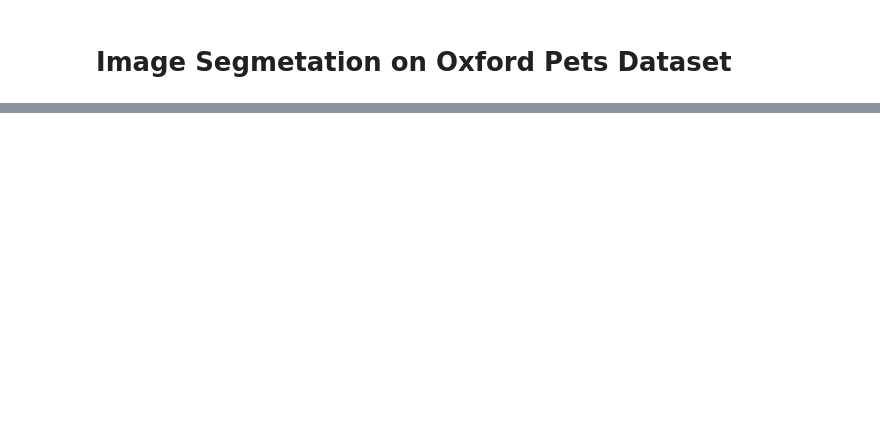
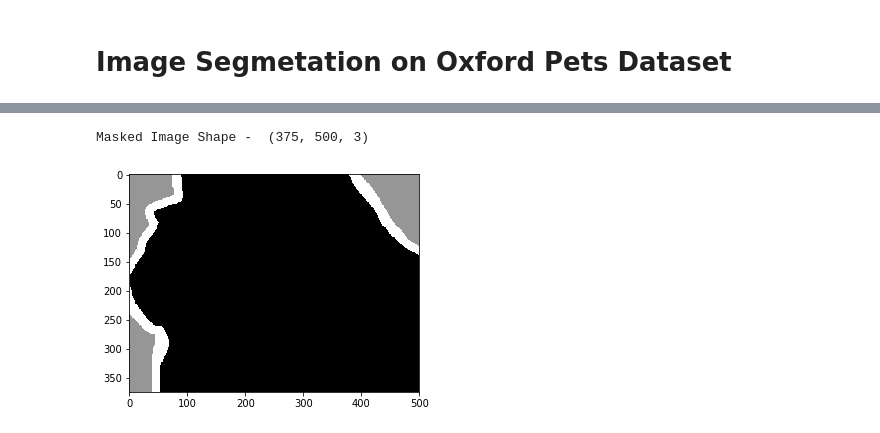
Before and after one commit to shivam-kotwalia/data-science-project, a Jupyter notebook: Image_Segmentation_on_Keras.ipynb, the cells around one changed output, grey strips where cells are left out. Cells and saved outputs as stored; diff of their text form; code cells hidden in the pictures; blank space fills up the shorter version.

```diff
--- a/Image_Segmentation_on_Keras.ipynb
+++ b/Image_Segmentation_on_Keras.ipynb
@@ -38,0 +73,10 @@ dtype: int64
+# %%
+masked_image = np.where(masked_image == 2, 150, masked_image)
+masked_image = np.where(masked_image == 1, 0, masked_image)
+masked_image = np.where(masked_image == 3, 255, masked_image)
+plt.imshow(masked_image, cmap="gray")
+print("Masked Image Shape - ", masked_image.shape)
+plt.show()
+# %% [output]
+Masked Image Shape -  (375, 500, 3)
+[figure, added]
```
Also changed, not shown: parts of 5 cells of this notebook.
